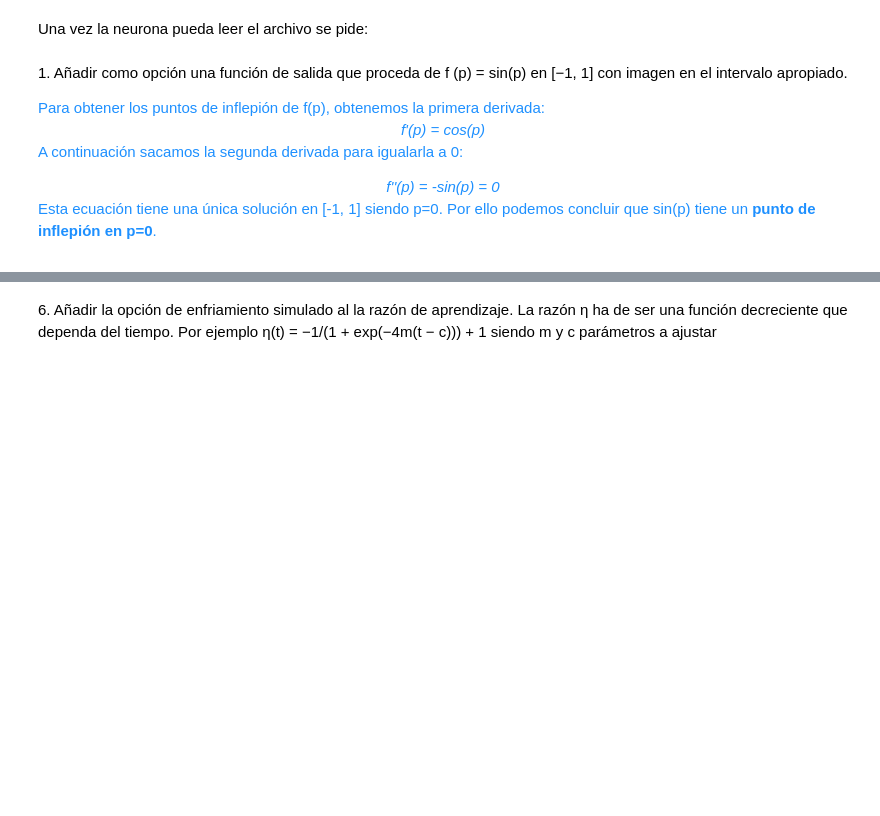
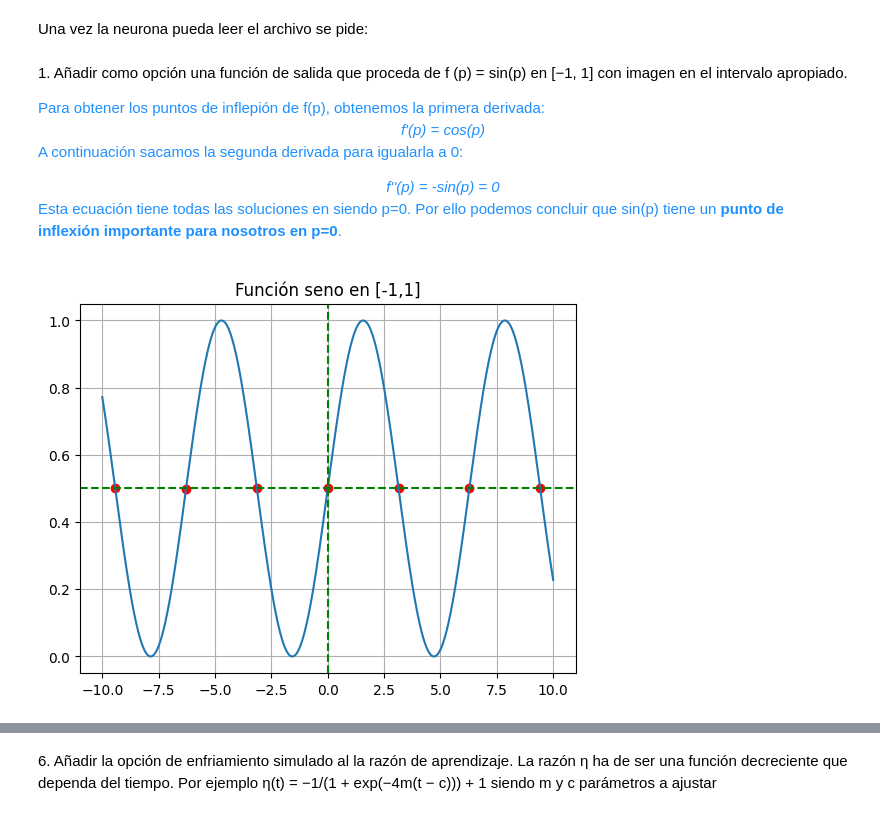
Before and after one commit to Apriea04/ComputacionNeuronalEvolutiva, a Jupyter notebook: Computación Evolutiva/Práctica 0/Pate 2.ipynb, the cells around one changed output, grey strips where cells are left out. Cells and saved outputs as stored; diff of their text form; code cells hidden in the pictures; blank space fills up the shorter version.

```diff
--- a/Computación Evolutiva/Práctica 0/Pate 2.ipynb
+++ b/Computación Evolutiva/Práctica 0/Pate 2.ipynb
@@ -45,4 +45,4 @@ Una vez la neurona pueda leer el archivo se pide:
 A continuación sacamos la segunda derivada para igualarla a 0:
 <center><i>f''(p) = -sin(p) = 0</i></center>
 
-Esta ecuación tiene una única solución en [-1, 1] siendo p=0. Por ello podemos concluir que sin(p) tiene un <strong>punto de inflepión en p=0</strong>.</div>
+Esta ecuación tiene todas las soluciones en siendo p=0. Por ello podemos concluir que sin(p) tiene un <strong>punto de inflexión importante para nosotros en p=0</strong>.</div>
@@ -48,0 +55,24 @@ Esta ecuación tiene una única solución en [-1, 1] siendo p=0. Por ello podemo
+# %%
+# Función 1
+def sin(x):
+    """Calcula el seno de un número x, con imagen entre 0 y 1."""
+    # Normalización de la imagen al intervalo [0,1]
+    return np.sin(x) / 2 + 0.5
+
+x = np.linspace(-10, 10, 100000)
+f_x = sin(x)
+
+plt.plot(x, f_x)
+plt.title("Función seno en [-1,1]")
+plt.axvline(x=0, color="g", linestyle="--")
+plt.axhline(y=0.5, color="g", linestyle="--")
+
+points = inflection_points(x, f_x)
+
+# Representamos los punto de inflexión
+plt.scatter(points, sin(points), color="r")
+
+plt.grid()
+plt.show()
+# %% [output]
+[figure, added]
```
Also changed, not shown: parts of 18 cells of this notebook.
